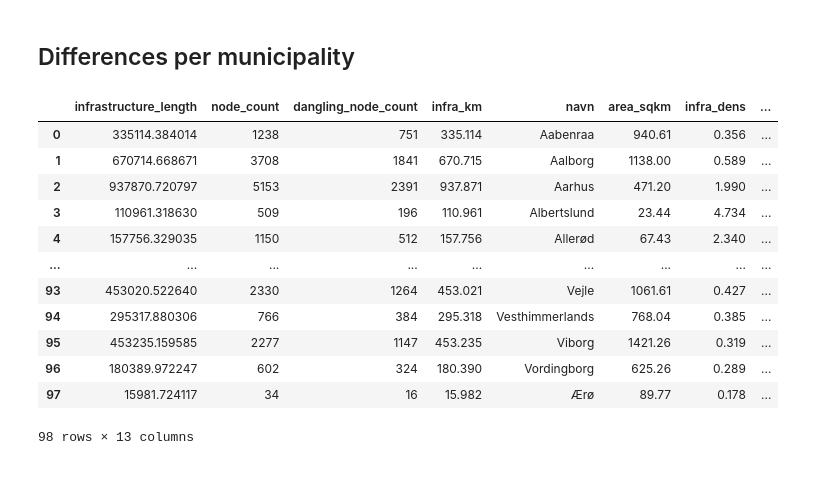
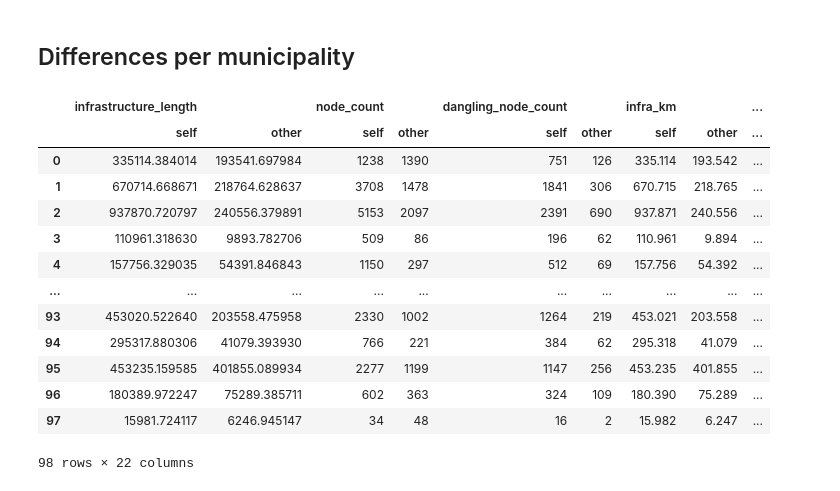
Before and after one commit to anerv/bikedna_analysis, a Jupyter notebook: scripts/analysis_compare.ipynb, the cells around one changed output. Saved outputs shown, nothing was run; the diff lists cells and outputs as text; code cells hidden in the pictures.

```diff
--- a/scripts/analysis_compare.ipynb
+++ b/scripts/analysis_compare.ipynb
@@ -29,3 +29,24 @@ import plotly.express as px
 
 osm_muni = pd.read_csv("../results/osm_quality/muni_network_counts.csv",index_col=False)
 ref_muni = pd.read_csv("../results/geodk_quality/muni_network_counts.csv",index_col=False)
+
+osm_muni.set_index('navn',inplace=True)
+ref_muni.set_index('navn',inplace=True)
+
+osm_muni.fillna(0,inplace=True)
+ref_muni.fillna(0,inplace=True)
+
+# TODO: Compute components per km!
+# TODO: convert infra length to km?
+
+osm_muni['datasource'] = 'osm'
+ref_muni['datasource'] = 'ref'
+
+diffs = []
+
+for c in osm_muni.columns:
+    diff = osm_muni[c] - ref_muni[c]
+    diffs.append(diff)
+
+diff_df = pd.DataFrame(diffs).transpose()
+diff_df
@@ -32,16 +55,17 @@ ref_muni = pd.read_csv("../results/geodk_quality/muni_network_counts.csv",index_
 # %%
-osm_muni
+osm_muni.compare(ref_muni)
 # %% [output]
-|  | infrastructure_length | node_count | dangling_node_count | infra_km | navn | area_sqkm | infra_dens | ... |
-| 0 | 335114.384014 | 1238 | 751 | 335.114 | Aabenraa | 940.61 | 0.356 | ... |
-| 1 | 670714.668671 | 3708 | 1841 | 670.715 | Aalborg | 1138.00 | 0.589 | ... |
-| 2 | 937870.720797 | 5153 | 2391 | 937.871 | Aarhus | 471.20 | 1.990 | ... |
-| 3 | 110961.318630 | 509 | 196 | 110.961 | Albertslund | 23.44 | 4.734 | ... |
-| 4 | 157756.329035 | 1150 | 512 | 157.756 | Allerød | 67.43 | 2.340 | ... |
-| ... | ... | ... | ... | ... | ... | ... | ... | ... |
-| 93 | 453020.522640 | 2330 | 1264 | 453.021 | Vejle | 1061.61 | 0.427 | ... |
-| 94 | 295317.880306 | 766 | 384 | 295.318 | Vesthimmerlands | 768.04 | 0.385 | ... |
-| 95 | 453235.159585 | 2277 | 1147 | 453.235 | Viborg | 1421.26 | 0.319 | ... |
-| 96 | 180389.972247 | 602 | 324 | 180.390 | Vordingborg | 625.26 | 0.289 | ... |
-| 97 | 15981.724117 | 34 | 16 | 15.982 | Ærø | 89.77 | 0.178 | ... |
+|  | infrastructure_length |  | node_count |  | dangling_node_count |  | infra_km |  | ... |
+|  | self | other | self | other | self | other | self | other | ... |
+| 0 | 335114.384014 | 193541.697984 | 1238 | 1390 | 751 | 126 | 335.114 | 193.542 | ... |
+| 1 | 670714.668671 | 218764.628637 | 3708 | 1478 | 1841 | 306 | 670.715 | 218.765 | ... |
+| 2 | 937870.720797 | 240556.379891 | 5153 | 2097 | 2391 | 690 | 937.871 | 240.556 | ... |
+| 3 | 110961.318630 | 9893.782706 | 509 | 86 | 196 | 62 | 110.961 | 9.894 | ... |
+| 4 | 157756.329035 | 54391.846843 | 1150 | 297 | 512 | 69 | 157.756 | 54.392 | ... |
+| ... | ... | ... | ... | ... | ... | ... | ... | ... | ... |
+| 93 | 453020.522640 | 203558.475958 | 2330 | 1002 | 1264 | 219 | 453.021 | 203.558 | ... |
+| 94 | 295317.880306 | 41079.393930 | 766 | 221 | 384 | 62 | 295.318 | 41.079 | ... |
+| 95 | 453235.159585 | 401855.089934 | 2277 | 1199 | 1147 | 256 | 453.235 | 401.855 | ... |
+| 96 | 180389.972247 | 75289.385711 | 602 | 363 | 324 | 109 | 180.390 | 75.289 | ... |
+| 97 | 15981.724117 | 6246.945147 | 34 | 48 | 16 | 2 | 15.982 | 6.247 | ... |
-98 rows × 13 columns
+98 rows × 22 columns
```
Also changed, not shown: parts of 4 cells of this notebook, 2 other files.
